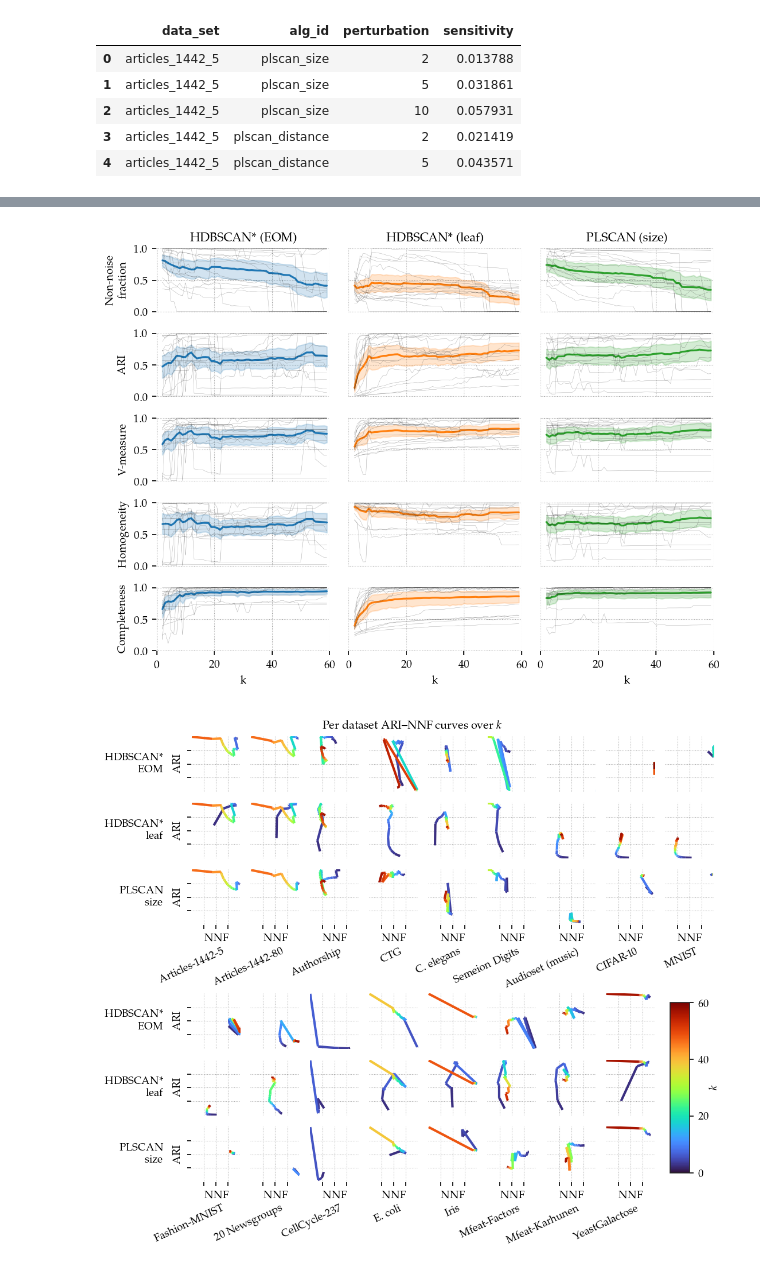
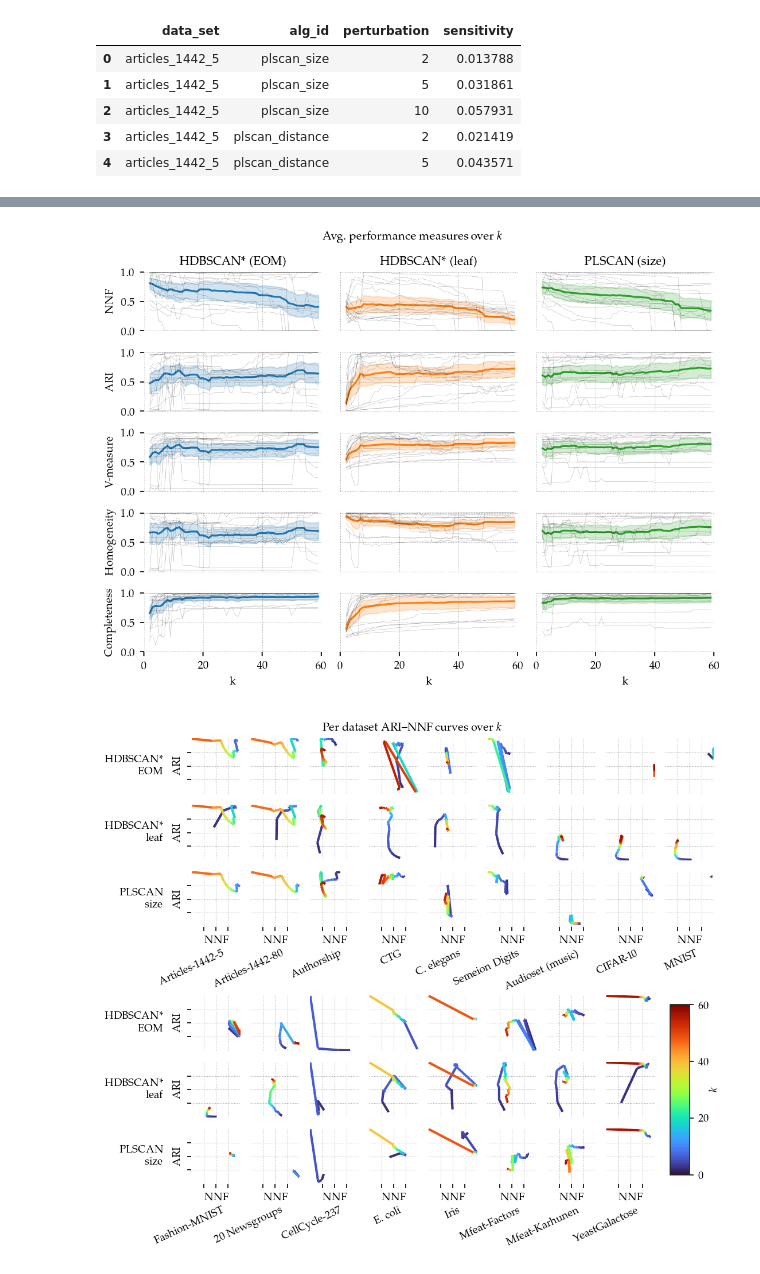
Before and after one commit to JelmerBot/fast_plscan, a Jupyter notebook: docs/_paper_figures.ipynb, the cells around one changed output, grey strips where cells are left out. Saved outputs shown, nothing was run; the diff lists cells and outputs as text; code cells hidden in the pictures.

Commit message:
figure titles

```diff
--- a/docs/_paper_figures.ipynb
+++ b/docs/_paper_figures.ipynb
@@ -605,7 +605,7 @@ alg_ids = ["hdbscan_eom", "hdbscan_leaf", "plscan_size"]
 palette = plt.get_cmap("tab10").colors
 # %%
 measures = {
-    "non_noise_fraction": "Non-noise\nfraction",
+    "non_noise_fraction": "NNF",
     "ari": "ARI",
     "v_measure": "V-measure",
     "homogeneity": "Homogeneity",
@@ -614,9 +614,9 @@ measures = {
 
 fig = sized_fig(0.5, 1)
 n_measures = len(measures)
+sub_df = df.query("k==4")
 
 for i, measure in enumerate(measures.keys(), 1):
-    sub_df = df.query("k==4")
     plt.subplot(n_measures, 1, i)
     plt.grid(axis="x", color="gray", linestyle=":", linewidth=0.5, alpha=0.7)
     sns.boxplot(
@@ -757,35 +785,35 @@ for i, alg_id in enumerate(alg_ids, 1):
             sns.lineplot(
                 data=sub.query("data_set == @dataset"),
                 x="k",
                 y=measure,
                 color="k",
                 linewidth=0.2,
                 alpha=0.4,
             )
 
         plt.xlabel("k" if j == len(measures) - 1 else "")
         plt.ylabel(label if i == 1 else "")
 
         plt.xlim(-0.01, 60.01)
         plt.ylim(-0.01, 1.01)
         xticks = [0, 20, 40, 60]
         yticks = [0, 0.5, 1.0]
 
         plt.xticks(xticks)
         plt.yticks(yticks)
         if j < len(measures) - 1:
             plt.gca().set_xticklabels([])
             plt.gca().tick_params(axis="x", which="both", length=0)
         if i > 1:
             plt.gca().set_yticklabels([])
             plt.gca().tick_params(axis="y", which="both", length=0)
 
-
+plt.suptitle("Avg.~performance measures over $k$")
 plt.tight_layout()
 plt.savefig("images/parameter_sensitivity_k.pdf", pad_inches=0)
 plt.show()
 # %% [output]
-[figure, old version]
+[figure, new version]
 # %%
 from matplotlib.gridspec import GridSpec
 from matplotlib.collections import LineCollection
```
Also changed, not shown: parts of 4 cells of this notebook, 3 other files.
